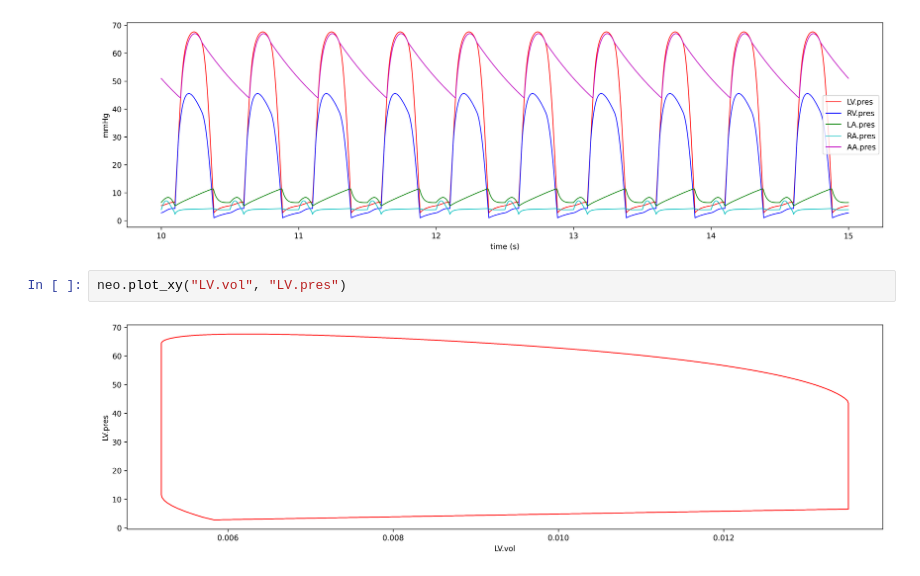
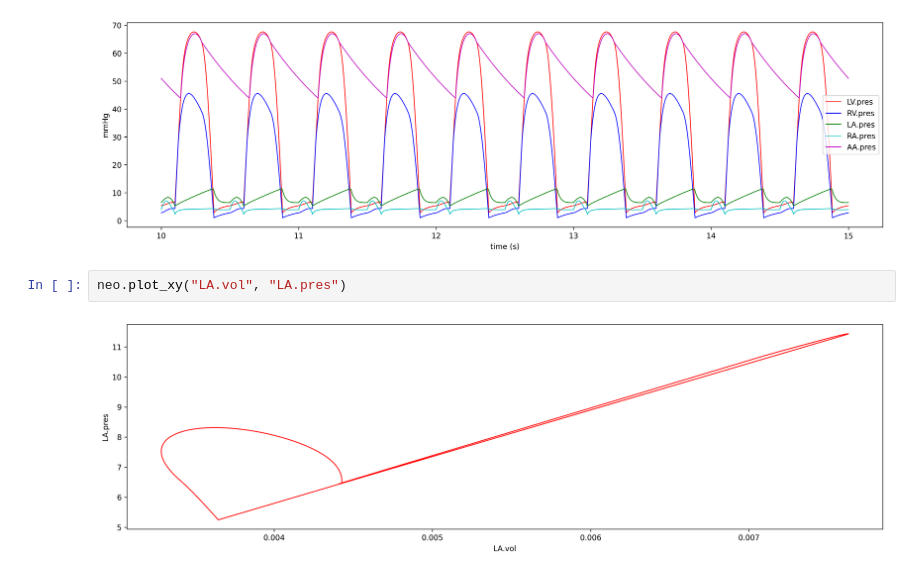
Before and after one commit to Dobutamine/explain_source, a Jupyter notebook: explain/Explain.ipynb, the cells around one changed output. Drawn from its saved outputs; the diff is of its cells as text.

```diff
--- a/explain/Explain.ipynb
+++ b/explain/Explain.ipynb
@@ -13,6 +13,6 @@ neo.plot_heart_pres()
 calculating model run of 5 sec. in 10000.0 steps.
 [figure]
 # %%
-neo.plot_xy("LV.vol", "LV.pres")
+neo.plot_xy("LA.vol", "LA.pres")
 # %% [output]
-[figure, old version]
+[figure, new version]
```
Also changed, not shown: 1 other file.
